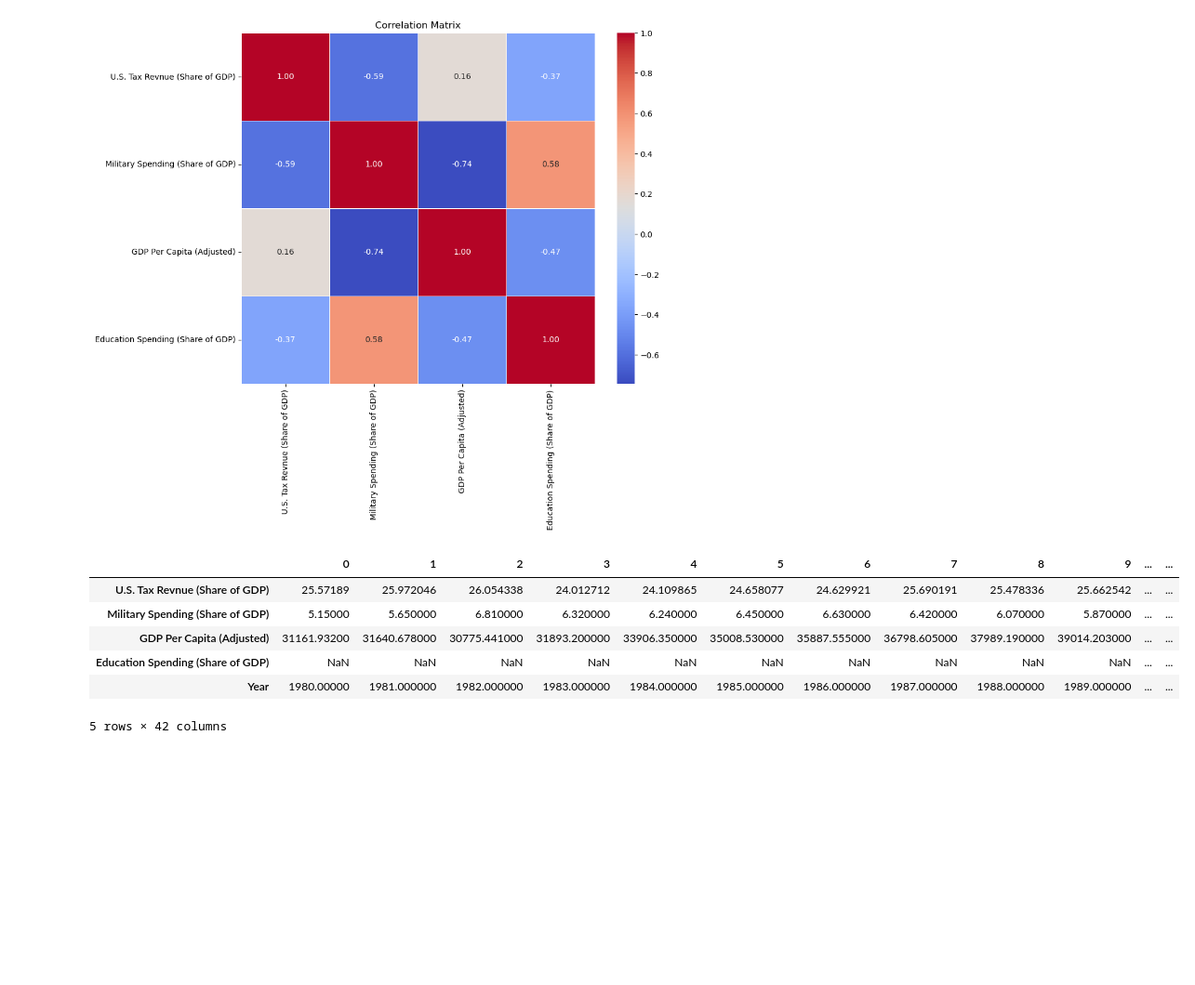
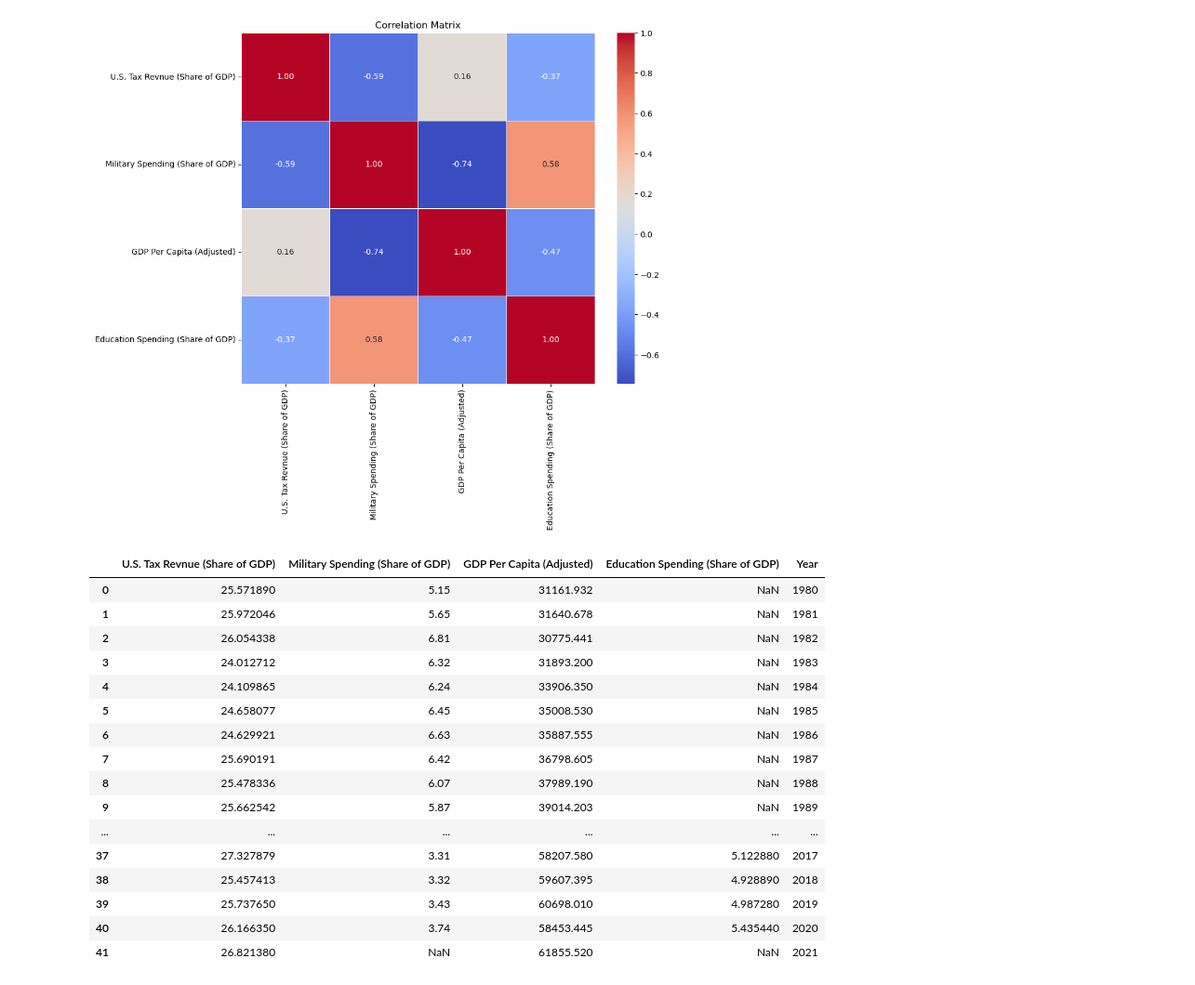
Before and after one commit to Theoceanisfull/Case_Study_Military_Spending_And_Economic_Output_Relationship, a Jupyter notebook: Data_cleaning.ipynb, the cells around one changed output. Shown at 93% size. Drawn from its saved outputs; the diff is of its cells as text; code cells hidden in the pictures; blank space fills up the shorter version.

```diff
--- a/Data_cleaning.ipynb
+++ b/Data_cleaning.ipynb
@@ -211,12 +193,22 @@ plt.show()
 # %%
 columns_of_interest2 = ['U.S. Tax Revnue (Share of GDP)', 'Military Spending (Share of GDP)', 'GDP Per Capita (Adjusted)', 'Education Spending (Share of GDP)', 'Year']
 df_eda = df_project_2[columns_of_interest2]
-df_eda.T
+df_eda
 # %% [output]
-|  | 0 | 1 | 2 | 3 | 4 | 5 | 6 | 7 | 8 | 9 | ... | ... |
-| U.S. Tax Revnue (Share of GDP) | 25.57189 | 25.972046 | 26.054338 | 24.012712 | 24.109865 | 24.658077 | 24.629921 | 25.690191 | 25.478336 | 25.662542 | ... | ... |
-| Military Spending (Share of GDP) | 5.15000 | 5.650000 | 6.810000 | 6.320000 | 6.240000 | 6.450000 | 6.630000 | 6.420000 | 6.070000 | 5.870000 | ... | ... |
-| GDP Per Capita (Adjusted) | 31161.93200 | 31640.678000 | 30775.441000 | 31893.200000 | 33906.350000 | 35008.530000 | 35887.555000 | 36798.605000 | 37989.190000 | 39014.203000 | ... | ... |
-| Education Spending (Share of GDP) | NaN | NaN | NaN | NaN | NaN | NaN | NaN | NaN | NaN | NaN | ... | ... |
-| Year | 1980.00000 | 1981.000000 | 1982.000000 | 1983.000000 | 1984.000000 | 1985.000000 | 1986.000000 | 1987.000000 | 1988.000000 | 1989.000000 | ... | ... |
+|  | U.S. Tax Revnue (Share of GDP) | Military Spending (Share of GDP) | GDP Per Capita (Adjusted) | Education Spending (Share of GDP) | Year |
+| 0 | 25.571890 | 5.15 | 31161.932 | NaN | 1980 |
+| 1 | 25.972046 | 5.65 | 31640.678 | NaN | 1981 |
+| 2 | 26.054338 | 6.81 | 30775.441 | NaN | 1982 |
+| 3 | 24.012712 | 6.32 | 31893.200 | NaN | 1983 |
+| 4 | 24.109865 | 6.24 | 33906.350 | NaN | 1984 |
+| 5 | 24.658077 | 6.45 | 35008.530 | NaN | 1985 |
+| 6 | 24.629921 | 6.63 | 35887.555 | NaN | 1986 |
+| 7 | 25.690191 | 6.42 | 36798.605 | NaN | 1987 |
+| 8 | 25.478336 | 6.07 | 37989.190 | NaN | 1988 |
+| 9 | 25.662542 | 5.87 | 39014.203 | NaN | 1989 |
+| ... | ... | ... | ... | ... | ... |
+| 37 | 27.327879 | 3.31 | 58207.580 | 5.122880 | 2017 |
+| 38 | 25.457413 | 3.32 | 59607.395 | 4.928890 | 2018 |
+| 39 | 25.737650 | 3.43 | 60698.010 | 4.987280 | 2019 |
+| 40 | 26.166350 | 3.74 | 58453.445 | 5.435440 | 2020 |
+| 41 | 26.821380 | NaN | 61855.520 | NaN | 2021 |
-5 rows × 42 columns
```
Also changed, not shown: parts of 14 cells of this notebook, 1 other file.
